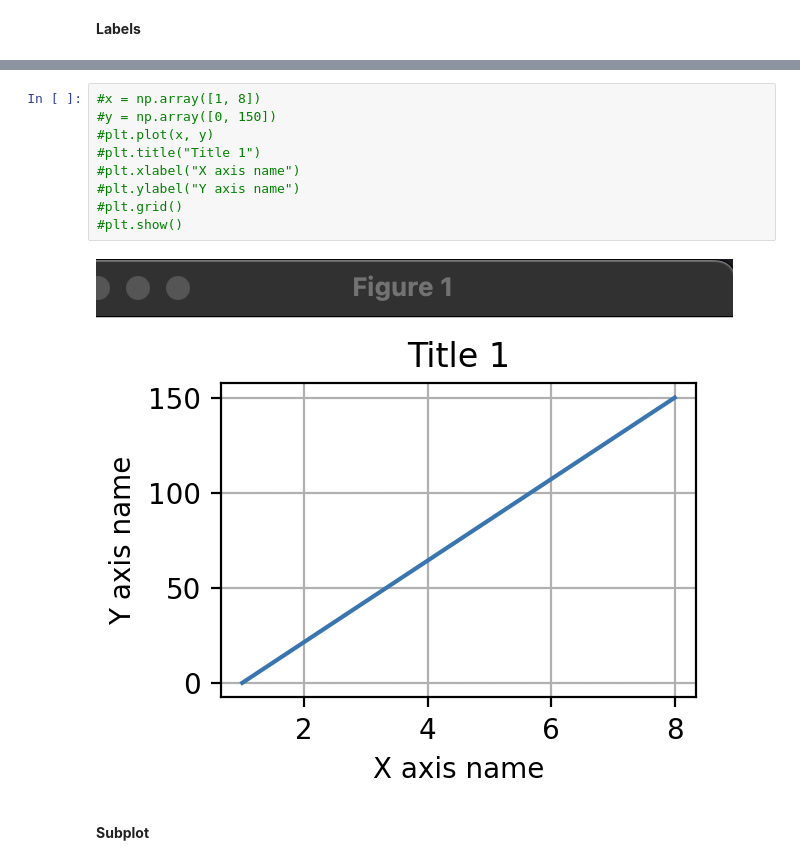
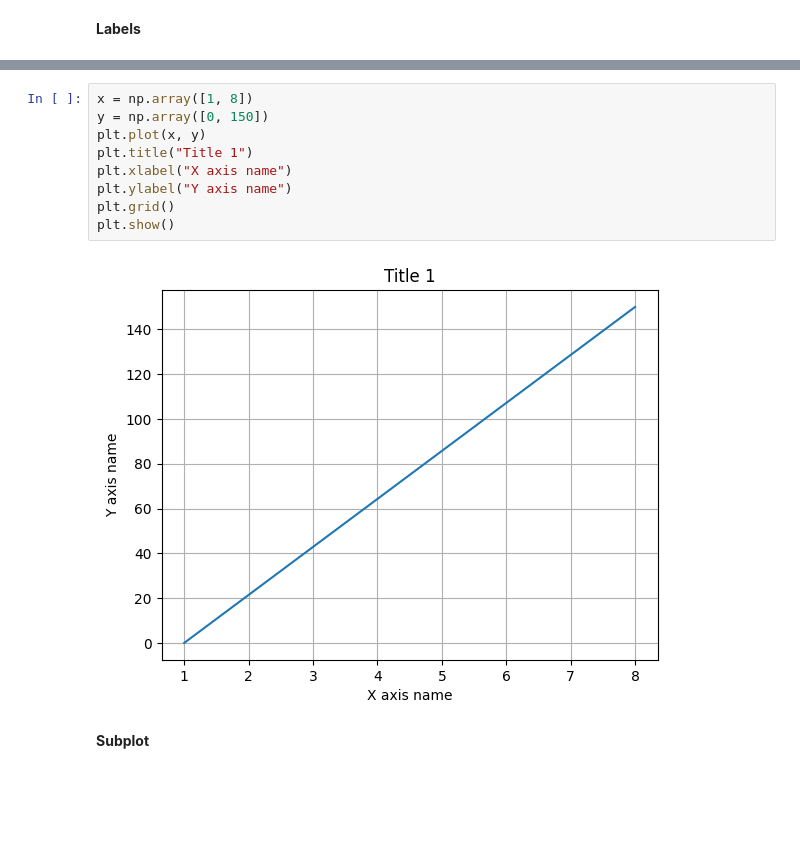
Before and after one commit to YeldaYuksel/Data-Visualization-Matplotlib2, a Jupyter notebook: data-visualization-matplotlib2.ipynb, the cells around one changed output, grey strips where cells are left out. Drawn from its saved outputs; the diff is of its cells as text; blank space fills up the shorter version.

Commit message:
Kaggle Notebook | Data-Visualization_matplotlib2 | Version 2

```diff
--- a/data-visualization-matplotlib2.ipynb
+++ b/data-visualization-matplotlib2.ipynb
@@ -3,14 +19,14 @@
 # %%
-#x = np.array([1, 8])
-#y = np.array([0, 150])
-#plt.plot(x, y)
-#plt.title("Title 1")
-#plt.xlabel("X axis name")
-#plt.ylabel("Y axis name")
-#plt.grid()
-#plt.show()
+x = np.array([1, 8])
+y = np.array([0, 150])
+plt.plot(x, y)
+plt.title("Title 1")
+plt.xlabel("X axis name")
+plt.ylabel("Y axis name")
+plt.grid()
+plt.show()
+# %% [output]
+[figure, added]
-# %% [markdown]
-![Ekran Resmi 2024-09-01 20.10.58.png](attachment:9c46f2ef-82cd-446f-b74f-619c2389d89c.png)
 # %% [markdown]
 **Subplot**
 # %%
```
Also changed, not shown: parts of 3 cells of this notebook.
